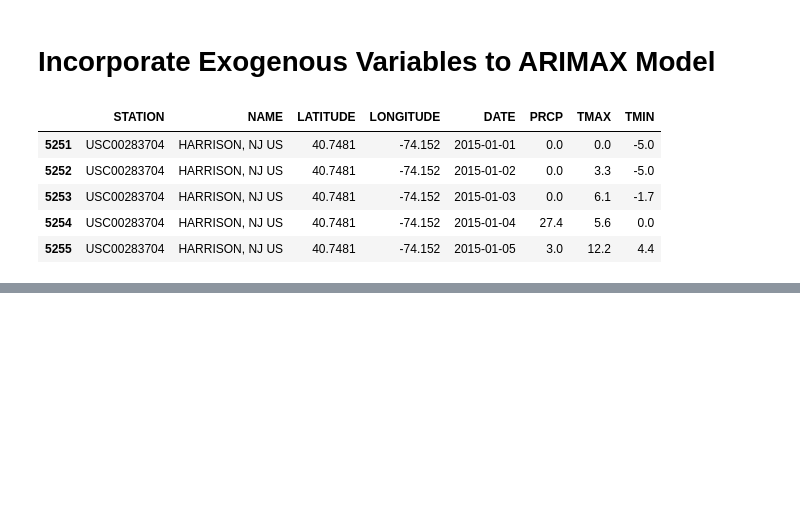
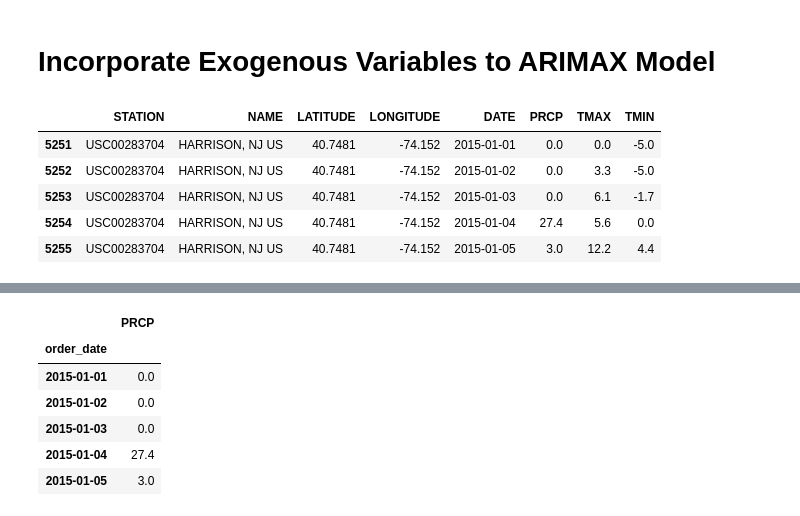
Before and after one commit to Caveexplorer/Kitchen-Sales-Forecasting, a Jupyter notebook: kitchen_sales_forecasting_modeling.ipynb, the cells around one changed output, grey strips where cells are left out. Saved outputs shown, nothing was run; the diff lists cells and outputs as text; code cells hidden in the pictures; blank space fills up the shorter version.

```diff
--- a/kitchen_sales_forecasting_modeling.ipynb
+++ b/kitchen_sales_forecasting_modeling.ipynb
@@ -657,0 +723,11 @@ exog_df.head()
+# %%
+precip.set_index(by_days.index, inplace = True)
+precip.head()
+# %% [output]
+|  | PRCP |
+| order_date |  |
+| 2015-01-01 | 0.0 |
+| 2015-01-02 | 0.0 |
+| 2015-01-03 | 0.0 |
+| 2015-01-04 | 27.4 |
+| 2015-01-05 | 3.0 |
```
Also changed, not shown: parts of 49 cells of this notebook.
